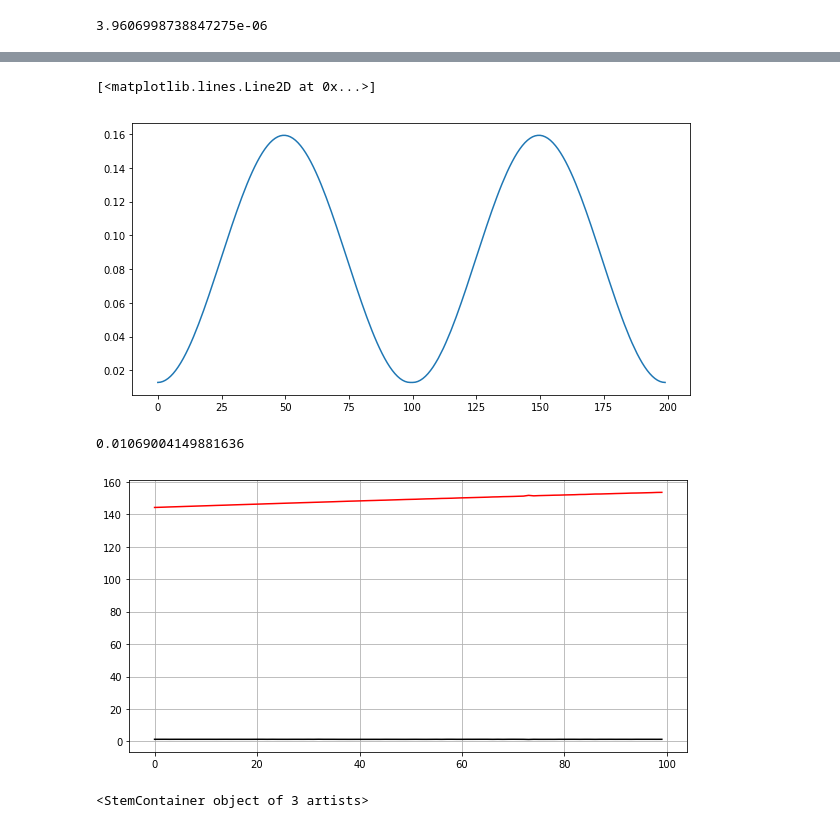
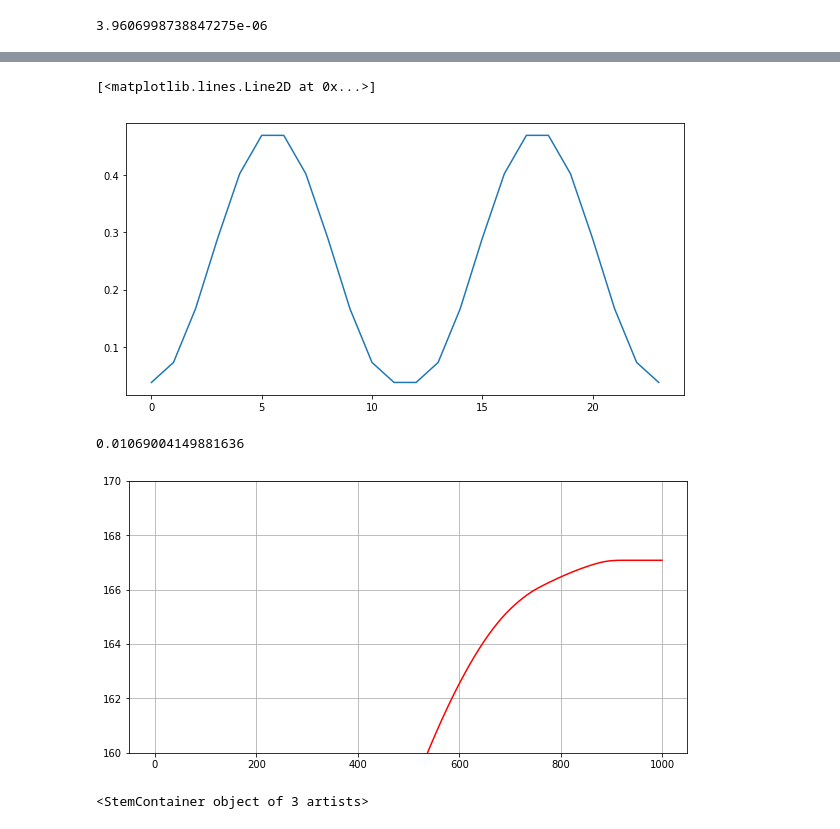
Before and after one commit to SIakovlev/Multifrequency-Antenna-Optimisation, a Jupyter notebook: notebooks/geometrical_structure.ipynb, the cells around one changed output, grey strips where cells are left out. Saved outputs shown, nothing was run; the diff lists cells and outputs as text; code cells hidden in the pictures.

```diff
--- a/notebooks/geometrical_structure.ipynb
+++ b/notebooks/geometrical_structure.ipynb
@@ -16,7 +16,7 @@ with open("../config.json", 'r') as cfg:
 antenna_params = params["antenna_params"]
 opt_params = params["optimisation_params"]
 # %%
-antenna_params['N'] = 100
+antenna_params['N'] = 12
 # %%
 antenna_params["wavelengths"]=[1, 2]
 antenna = Antenna(antenna_params)
@@ -58,9 +58,9 @@ plt.figure(figsize=(10, 5))
 plt.plot(abs(x[0]))
 # %% [output]
 [<matplotlib.lines.Line2D at 0x...>]
-[figure, old version]
+[figure, new version]
 # %%
-B = np.block([[0*np.eye(100), np.eye(100)], [np.eye(100), 0*np.eye(100)]])
+B = np.block([[0*np.eye(antenna.N), np.eye(antenna.N)], [np.eye(antenna.N), 0*np.eye(antenna.N)]])
 # %%
 def f(x, eps=0.9):
     x = x.reshape(-1, 1)
@@ -68,7 +68,7 @@ def f(x, eps=0.9):
 # %%
 temp = []
 temp_x = []
-for i in tqdm(np.arange(0, 10, 0.1)):
+for i in tqdm(np.arange(0, 100, 0.1)):
     res = scipy.optimize.minimize(f, x0=np.ones(antenna.N * antenna.n_currents), args=(i, ), bounds=[(0, np.inf) for _ in range(antenna.N * antenna.n_currents)])
     temp.append(*res.fun)
     temp_x.append(res.x)
@@ -79,11 +79,11 @@ np.linalg.norm(A@(res.x).reshape(-1, 1) - b)**2
 # %%
 plt.figure(figsize=(10, 5))
 plt.plot([np.linalg.norm(x) for x in temp_x], 'k')
 plt.plot(temp, 'r')
-# plt.ylim([0, 10])
+plt.ylim([160, 170])
 plt.grid(True)
 # %% [output]
-[figure, old version]
+[figure, new version]
 # %%
 plt.figure(figsize=(10, 5))
 plt.stem(res.x)
```
